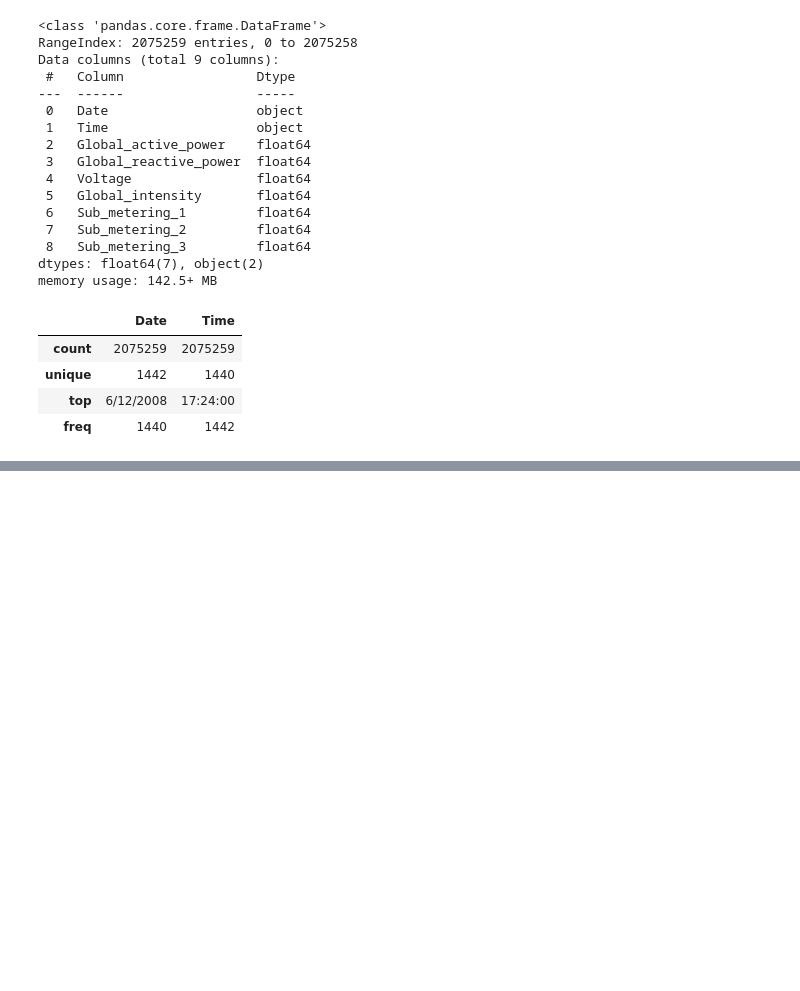
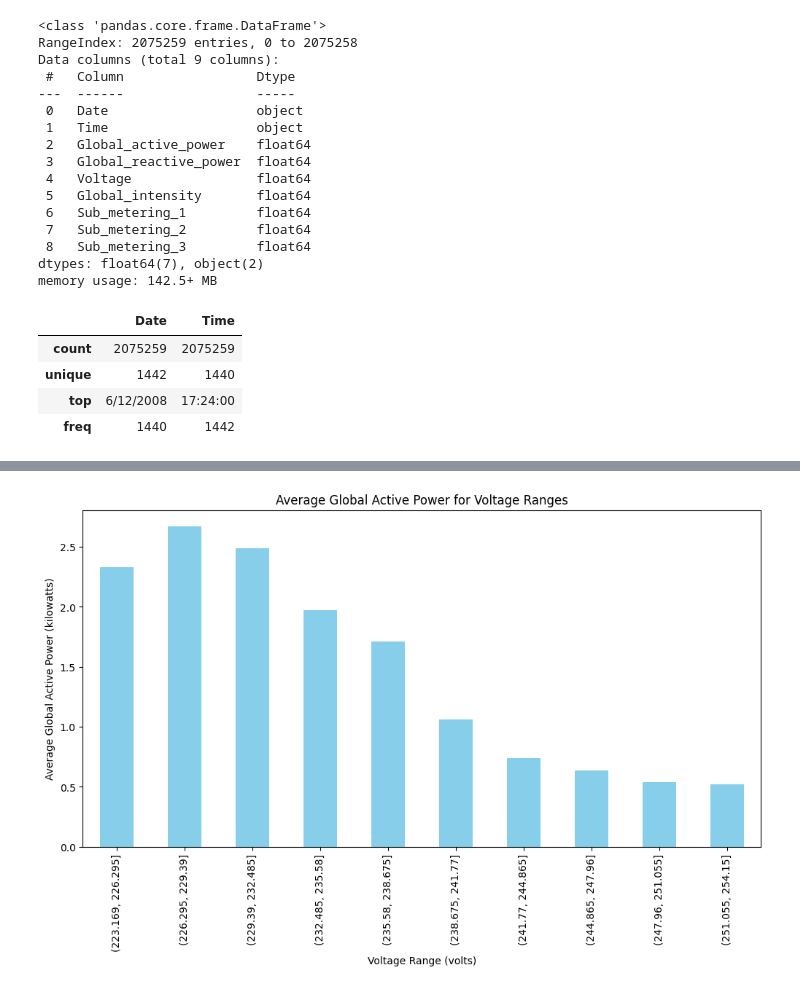
Before and after one commit to AechGit/Energy-Consumption-Project-Springboard, a Jupyter notebook: Hitesh_Energy_consumption_Prediction.ipynb, the cells around one changed output, grey strips where cells are left out. Drawn from its saved outputs; the diff is of its cells as text; code cells hidden in the pictures; blank space fills up the shorter version.

```diff
--- a/Hitesh_Energy_consumption_Prediction.ipynb
+++ b/Hitesh_Energy_consumption_Prediction.ipynb
@@ -233,0 +279,11 @@ df.describe(include = object) # Provides a summary of non-numeric (object) colum
+# %%
+# Bar chart of 'Global_active_power' grouped by 'Voltage' ranges
+df['Voltage_range'] = pd.cut(df['Voltage'], bins=10)  # Group voltage into bins
+plt.figure(figsize=(12, 6))
+df.groupby('Voltage_range')['Global_active_power'].mean().plot(kind='bar', color='skyblue')
+plt.title('Average Global Active Power for Voltage Ranges')
+plt.xlabel('Voltage Range (volts)')
+plt.ylabel('Average Global Active Power (kilowatts)')
+plt.show()
+# %% [output]
+[figure, added]
```
Also changed, not shown: parts of 45 cells of this notebook.
